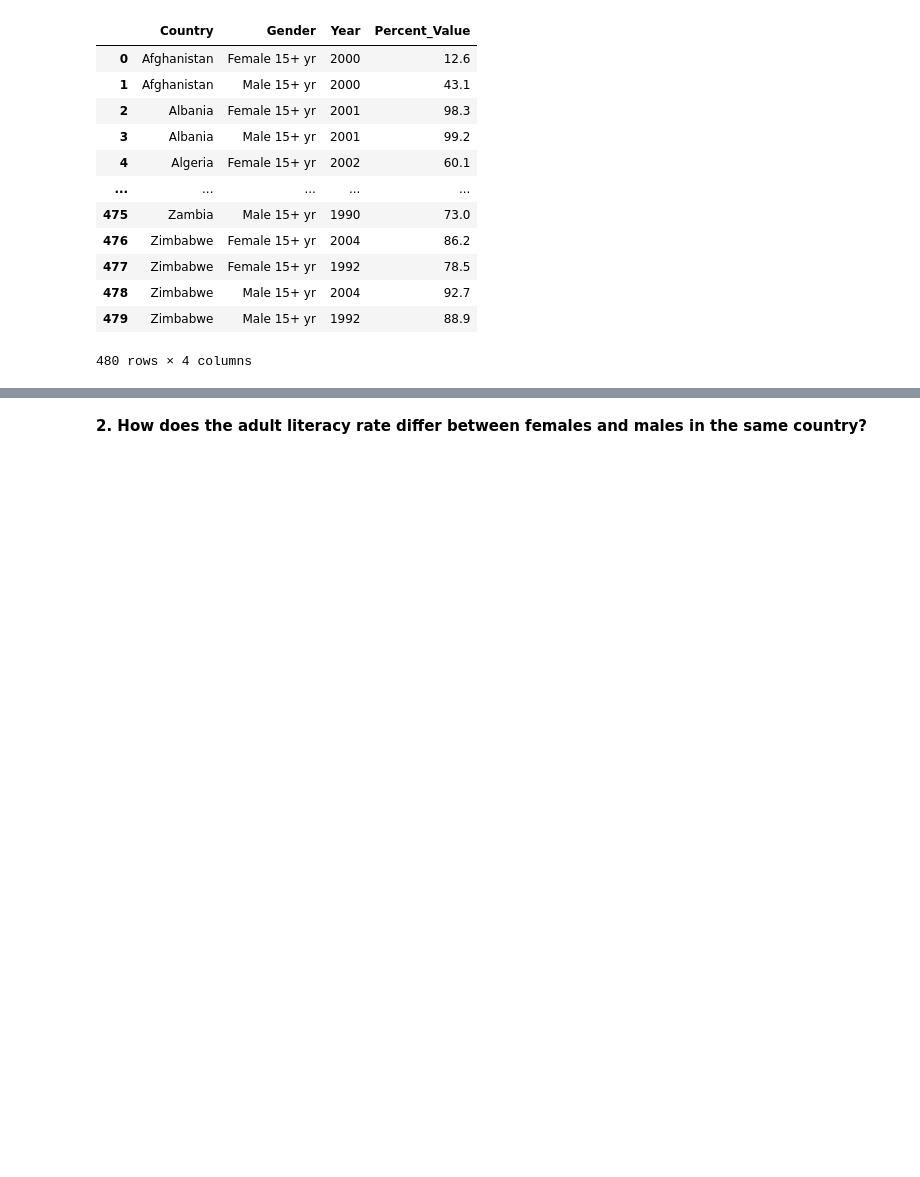
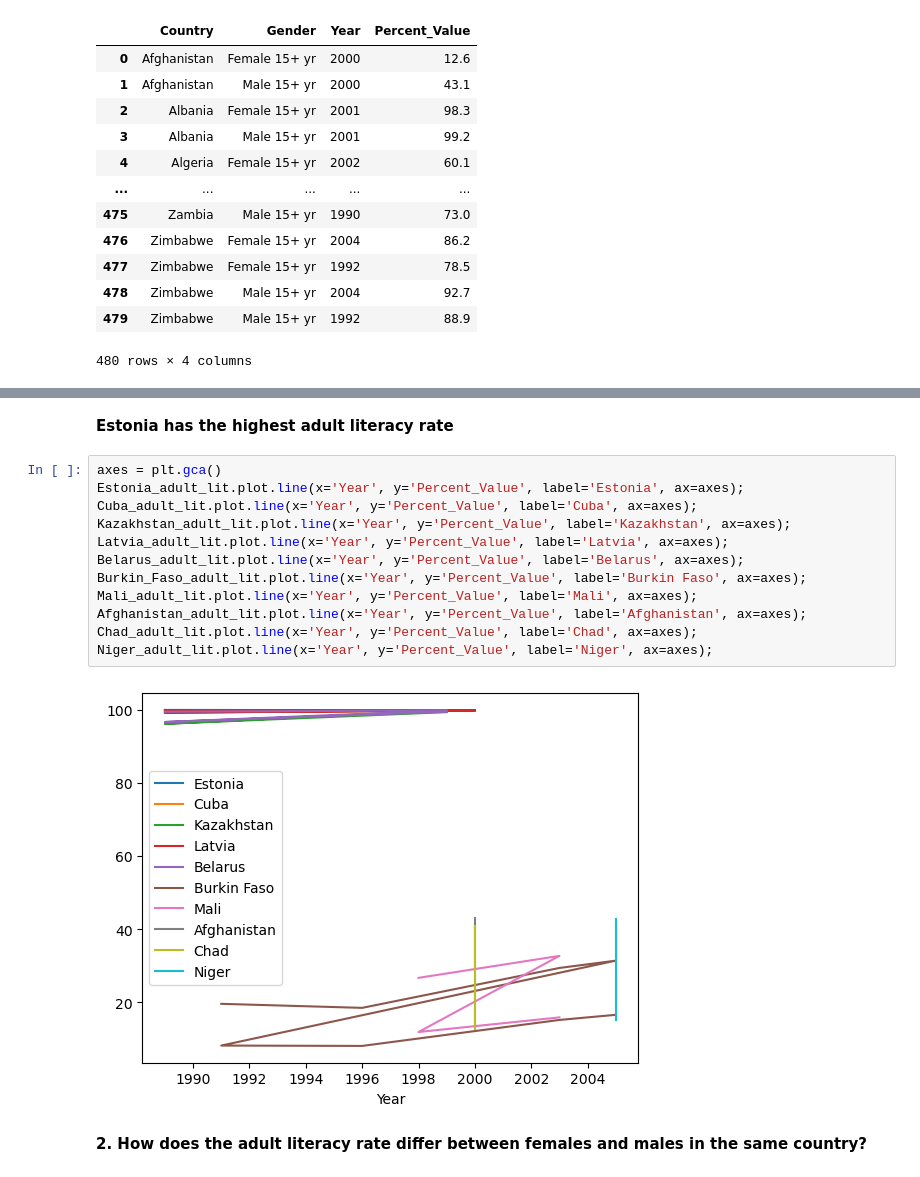
Before and after one commit to KagonDeans/un-exploration-KagonDeans, a Jupyter notebook: notebooks/Solo_UN_Data_Exploration.ipynb, the cells around one changed output, grey strips where cells are left out. Drawn from its saved outputs; the diff is of its cells as text; blank space fills up the shorter version.

```diff
--- a/notebooks/Solo_UN_Data_Exploration.ipynb
+++ b/notebooks/Solo_UN_Data_Exploration.ipynb
@@ -48,3 +90,19 @@ When observing the countries with the highest adult literacy rate, we find the t
+# %% [markdown]
+**Estonia has the highest adult literacy rate**
+# %%
+axes = plt.gca()
+Estonia_adult_lit.plot.line(x='Year', y='Percent_Value', label='Estonia', ax=axes);
+Cuba_adult_lit.plot.line(x='Year', y='Percent_Value', label='Cuba', ax=axes);
+Kazakhstan_adult_lit.plot.line(x='Year', y='Percent_Value', label='Kazakhstan', ax=axes);
+Latvia_adult_lit.plot.line(x='Year', y='Percent_Value', label='Latvia', ax=axes);
+Belarus_adult_lit.plot.line(x='Year', y='Percent_Value', label='Belarus', ax=axes);
+Burkin_Faso_adult_lit.plot.line(x='Year', y='Percent_Value', label='Burkin Faso', ax=axes);
+Mali_adult_lit.plot.line(x='Year', y='Percent_Value', label='Mali', ax=axes);
+Afghanistan_adult_lit.plot.line(x='Year', y='Percent_Value', label='Afghanistan', ax=axes);
+Chad_adult_lit.plot.line(x='Year', y='Percent_Value', label='Chad', ax=axes);
+Niger_adult_lit.plot.line(x='Year', y='Percent_Value', label='Niger', ax=axes);
+# %% [output]
+[figure, added]
 # %% [markdown]
 **2. How does the adult literacy rate differ between females and males in the same country?**
 # %%
```
Also changed, not shown: parts of 29 cells of this notebook.
